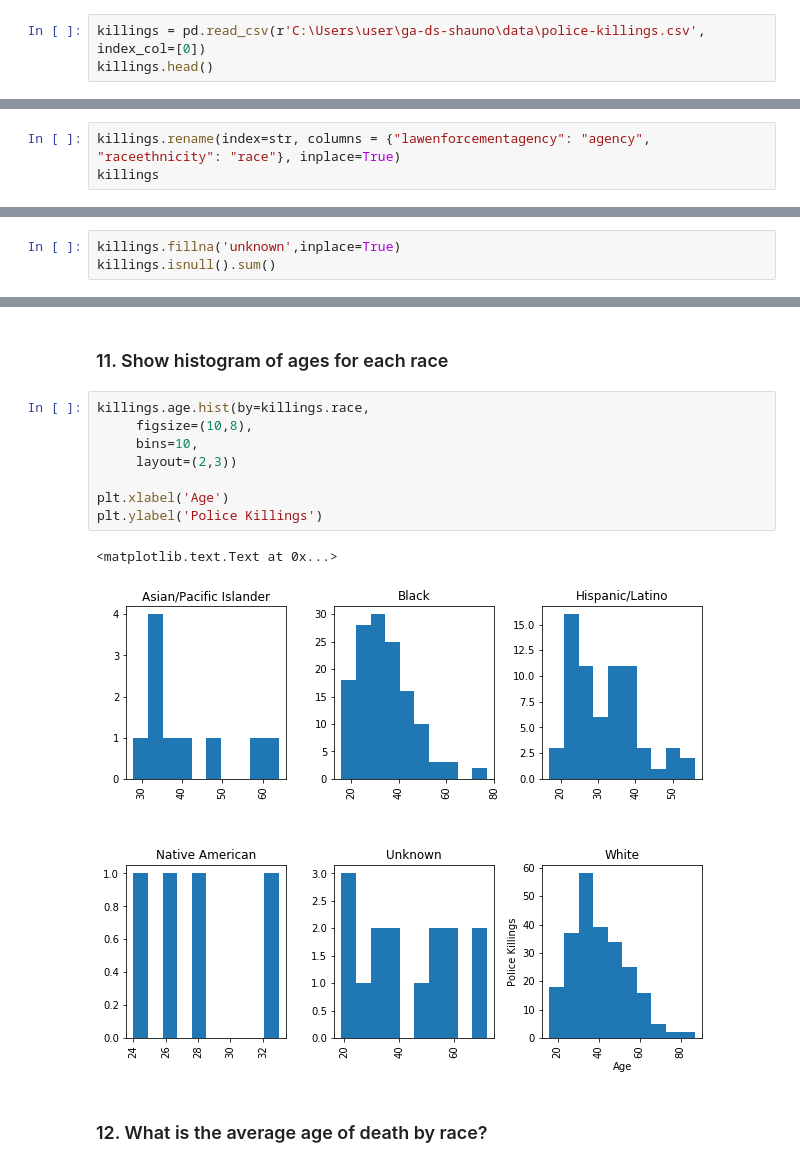
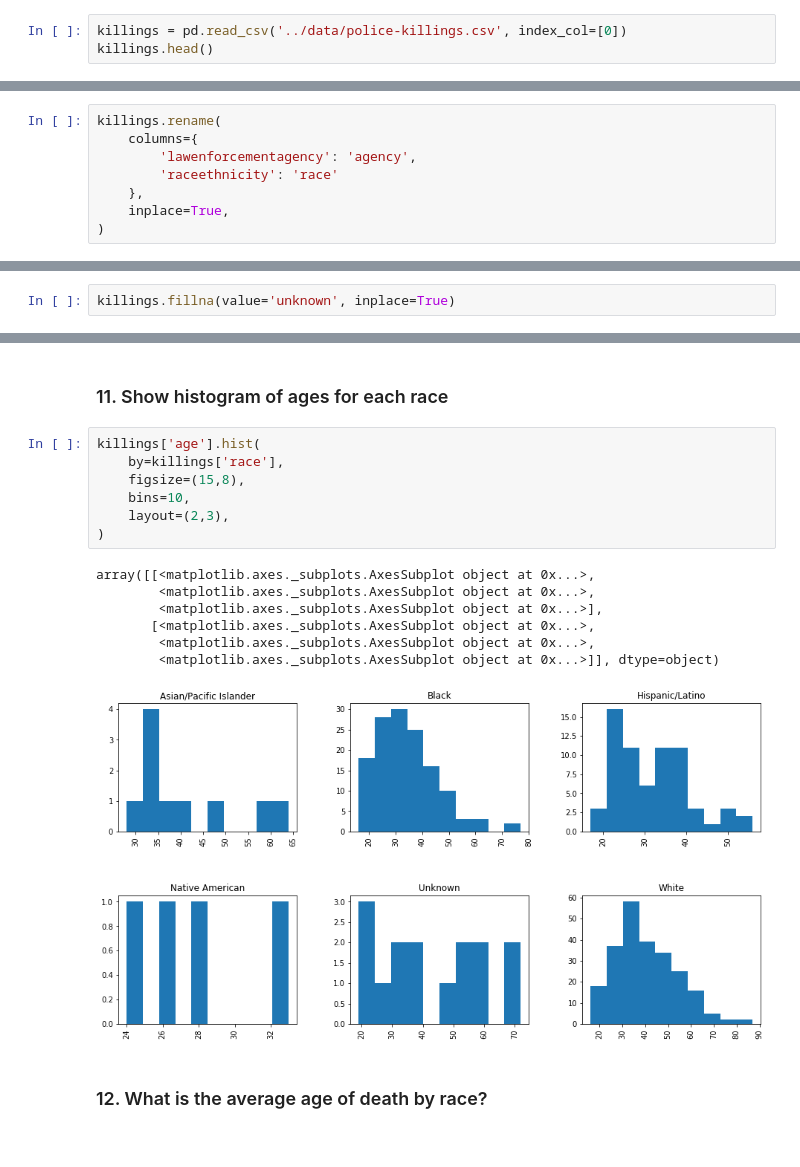
Before and after one commit to jshaunobryan/ga-ds-shauno, a Jupyter notebook: hw1.ipynb, the cells around one changed output, grey strips where cells are left out. Saved outputs shown, nothing was run; the diff lists cells and outputs as text.

```diff
--- a/hw1.ipynb
+++ b/hw1.ipynb
@@ -8,7 +8,7 @@ import matplotlib.pyplot as plt
 # %% [markdown]
 ## Section 1: Police Killings
 # %%
-killings = pd.read_csv(r'C:\Users\user\ga-ds-shauno\data\police-killings.csv', index_col=[0])
+killings = pd.read_csv('../data/police-killings.csv', index_col=[0])
 killings.head()
 # %% [output]
 |  | name | age | gender | raceethnicity | month | day | year | streetaddress | city | state | ... |
@@ -23,5 +23,10 @@ killings.head()
 - Rename "lawenforcementagency" to "agency"
 - Rename "raceethnicity" to "race"
 # %%
-killings.rename(index=str, columns = {"lawenforcementagency": "agency", "raceethnicity": "race"}, inplace=True)
-killings
+killings.rename(
+    columns={
+        'lawenforcementagency': 'agency',
+        'raceethnicity': 'race'
+    },
+    inplace=True,
+)
@@ -67,5 +53,4 @@ dtype: int64
 # %% [markdown]
 ### 3. Replace each null/missing value in the dataframe with the string "unknown"
 # %%
-killings.fillna('unknown',inplace=True)
-killings.isnull().sum()
+killings.fillna(value='unknown', inplace=True)
@@ -162,16 +120,20 @@ plt.ylabel('Police Shootings')
 # %% [markdown]
 ### 11. Show histogram of ages for each race
 # %%
-killings.age.hist(by=killings.race,
-     figsize=(10,8),
-     bins=10,
-     layout=(2,3))
-
-plt.xlabel('Age')
-plt.ylabel('Police Killings')
+killings['age'].hist(
+    by=killings['race'],
+    figsize=(15,8),
+    bins=10,
+    layout=(2,3),
+)
 # %% [output]
-<matplotlib.text.Text at 0x...>
+array([[<matplotlib.axes._subplots.AxesSubplot object at 0x...>,
+        <matplotlib.axes._subplots.AxesSubplot object at 0x...>,
+        <matplotlib.axes._subplots.AxesSubplot object at 0x...>],
+       [<matplotlib.axes._subplots.AxesSubplot object at 0x...>,
+        <matplotlib.axes._subplots.AxesSubplot object at 0x...>,
+        <matplotlib.axes._subplots.AxesSubplot object at 0x...>]], dtype=object)
-[figure, old version]
+[figure, new version]
 # %% [markdown]
 ### 12. What is the average age of death by race?
 # %%
```
Also changed, not shown: parts of 33 cells of this notebook.
